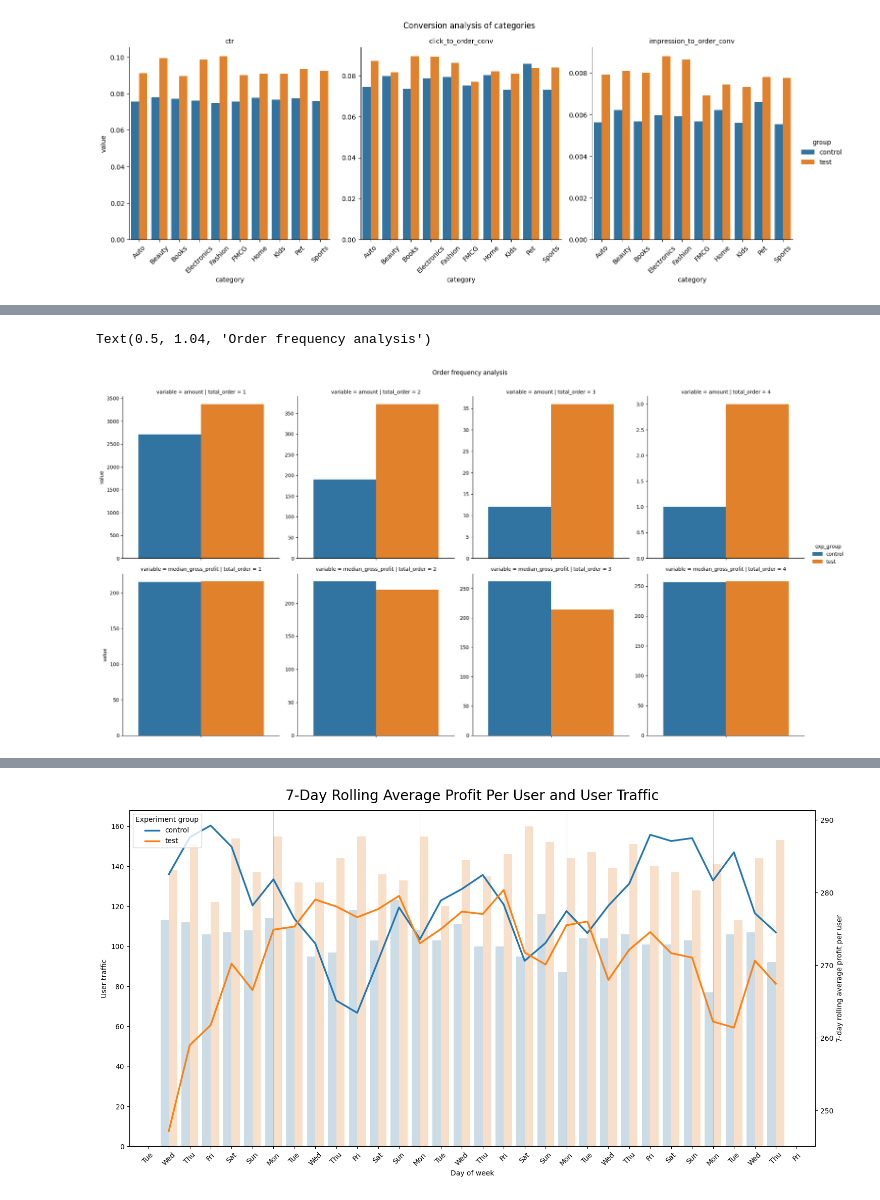
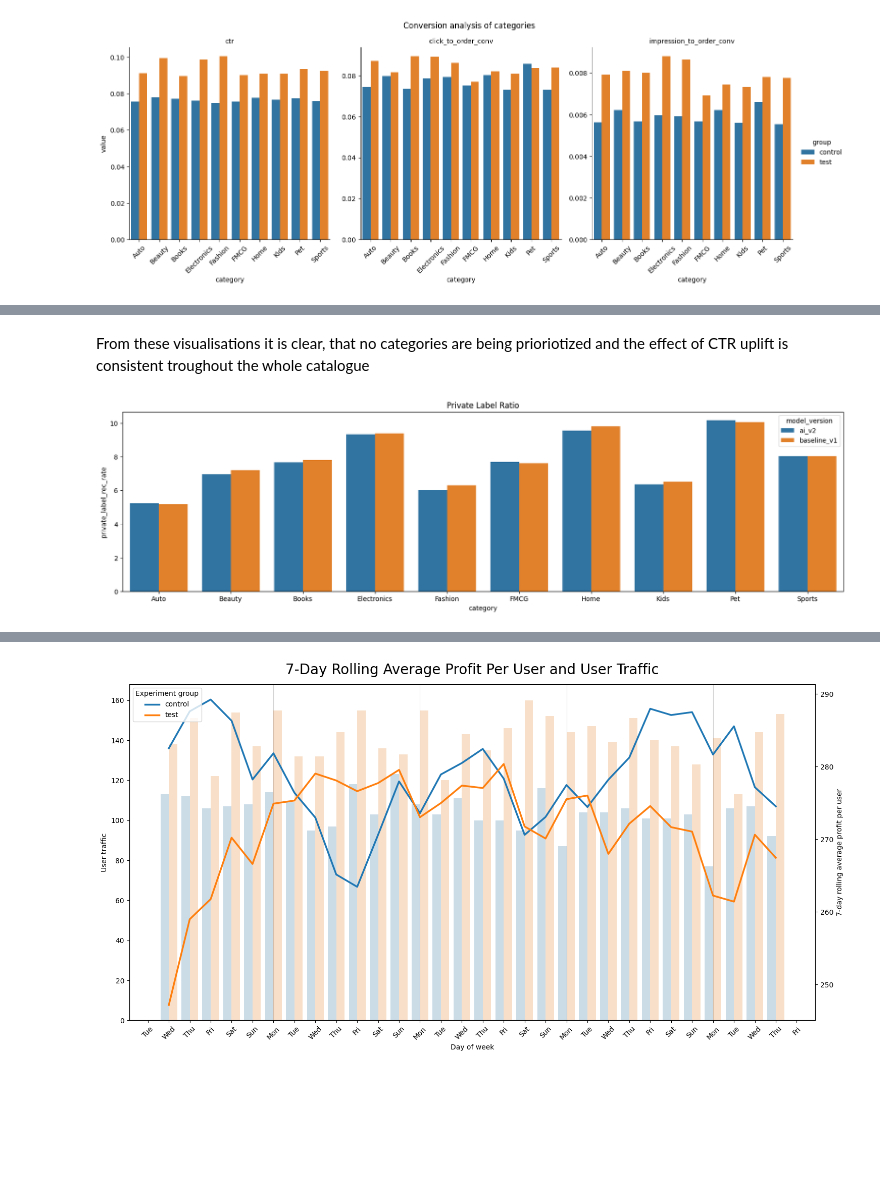
Before and after one commit to Left-for-food/Market_Flow, a Jupyter notebook: EDA.ipynb, the cells around one changed output, grey strips where cells are left out. Drawn from its saved outputs; the diff is of its cells as text; code cells hidden in the pictures; blank space fills up the shorter version.

```diff
--- a/EDA.ipynb
+++ b/EDA.ipynb
@@ -291,42 +270,32 @@ sns.violinplot(
-# %%
-with engine.connect() as conn:
-    result = pd.read_sql(
-        text("""
-            WITH order_dt AS (
-                SELECT
-                    ea.experiment_group as exp_group,
-                    o.user_id,
-                    SUM(gross_margin_rub) as total_gross_profit,
-                    COUNT(DISTINCT o.order_id) as total_order
-                FROM orders o
-                JOIN experiment_assignment ea
-                    ON o.user_id = ea.user_id
-                GROUP BY ea.experiment_group, o.user_id
-            )
-            SELECT
-                exp_group,
-                total_order,
-                PERCENTILE_CONT(0.5) WITHIN GROUP
-                    (ORDER BY total_gross_profit / NULLIF(total_order, 0)
-                    ) as median_gross_profit,
-                COUNT(user_id) as amount
-            FROM order_dt
-            GROUP BY exp_group, total_order
-        """), conn
-    )
-
-g = sns.catplot(
-    data=result.melt(id_vars=['exp_group', 'total_order']),
-    y='value',
-    hue='exp_group',
-    col='total_order',
-    row='variable',
-    row_order=['amount', 'median_gross_profit'],
-    kind='bar',
-    sharey=False
-)
-
-g.fig.suptitle('Order frequency analysis', y=1.04)
-# %% [output]
-Text(0.5, 1.04, 'Order frequency analysis')
-[figure]
+# %% [markdown]
+From these visualisations it is clear, that no categories are being prioriotized and the effect of CTR uplift is consistent troughout the whole catalogue
+# %%
+with engine.connect() as conn:
+    result = pd.read_sql(
+        text("""
+            SELECT
+                i.model_version,
+                p.category,
+                COUNT(*) as amount,
+                AVG(p.is_private_label) * 100 as private_label_rec_rate,
+                AVG(p.base_price_rub) as avg_price,
+                AVG(p.base_price_rub * p.gross_margin_rate) as avg_gross_profit
+            FROM impressions i
+            JOIN products p
+                ON p.product_id = i.product_id
+            GROUP BY i.model_version, p.category
+        """), conn
+    )
+result
+
+plt.figure(figsize=(20, 5))
+g = sns.barplot(
+    data=result,
+    x='category',
+    y='private_label_rec_rate',
+    hue='model_version'
+)
+
+g.set_title('Private Label Ratio');
+# %% [output]
+[figure, added]
```
Also changed, not shown: parts of 26 cells of this notebook.
